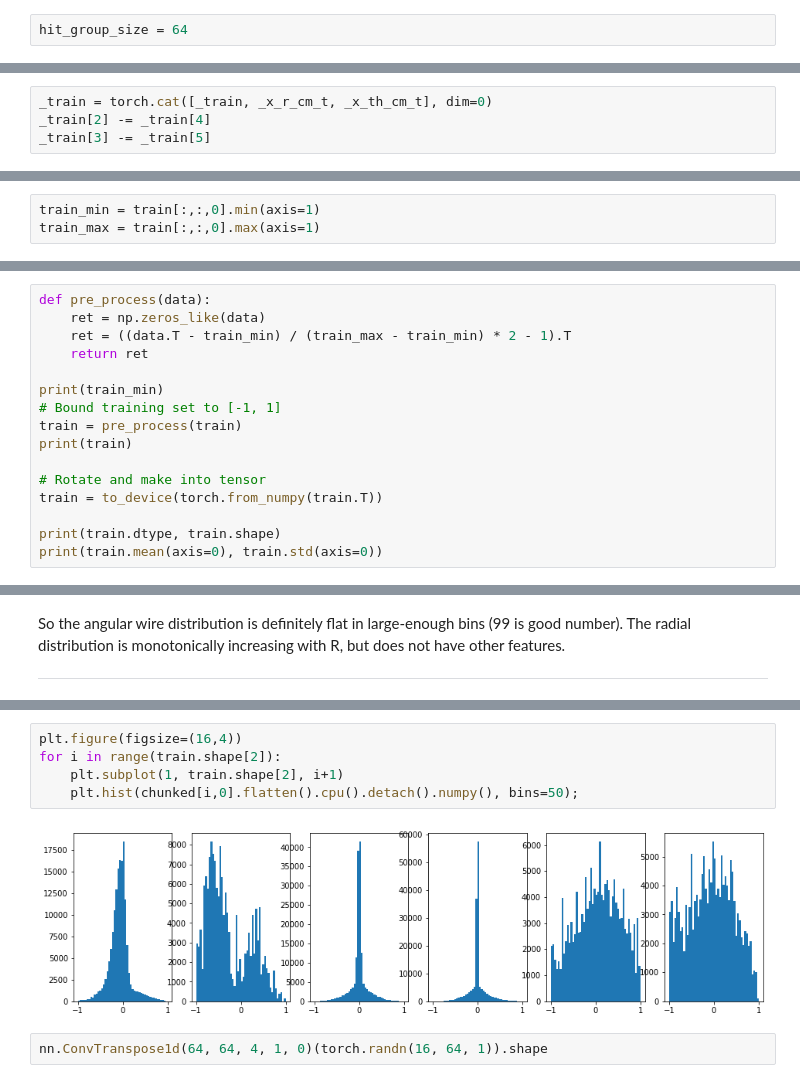
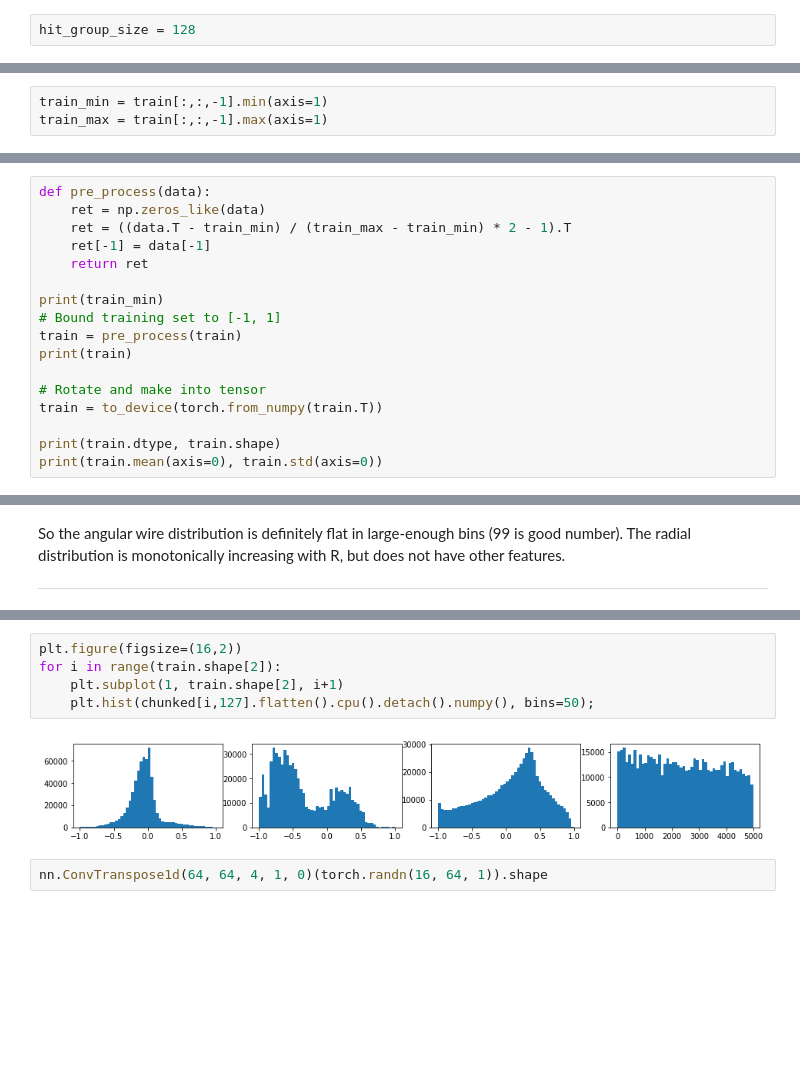
Before and after one commit to mdubouch/noise-gan, a Jupyter notebook: noise_info.ipynb, the cells around one changed output, grey strips where cells are left out. Cells and saved outputs as stored; diff of their text form; blank space fills up the shorter version.

```diff
--- a/noise_info.ipynb
+++ b/noise_info.ipynb
@@ -649,5 +279,5 @@ train = np.array([np.log10(edep), np.log10(t), x_r, x_th], dtype=np.float32)#, w
 # %%
-hit_group_size = 64
+hit_group_size = 128
 # %%
 _train = torch.from_numpy(train)
 _train.shape
@@ -688,4 +293,0 @@ plt.hist((_train[3] - _x_th_cm_t[0])[:,0], bins=50);
-# %%
-_train = torch.cat([_train, _x_r_cm_t, _x_th_cm_t], dim=0)
-_train[2] -= _train[4]
-_train[3] -= _train[5]
@@ -698,7 +296,7 @@ plt.hist(_train[3,:,0], bins=50);
 train = _train.numpy()
 # %%
-train_min = train[:,:,0].min(axis=1)
-train_max = train[:,:,0].max(axis=1)
+train_min = train[:,:,-1].min(axis=1)
+train_max = train[:,:,-1].max(axis=1)
 # %%
 train_min, train_max
 # %% [output]
@@ -710,6 +307,7 @@ train_min, train_max
 def pre_process(data):
     ret = np.zeros_like(data)
     ret = ((data.T - train_min) / (train_max - train_min) * 2 - 1).T
+    ret[-1] = data[-1]
     return ret
 
 print(train_min)
@@ -805,10 +406,10 @@ train.shape, chunked.shape
 # %%
-plt.figure(figsize=(16,4))
+plt.figure(figsize=(16,2))
 for i in range(train.shape[2]):
     plt.subplot(1, train.shape[2], i+1)
-    plt.hist(chunked[i,0].flatten().cpu().detach().numpy(), bins=50);
+    plt.hist(chunked[i,127].flatten().cpu().detach().numpy(), bins=50);
 # %% [output]
-[figure, old version]
+[figure, new version]
 # %%
 nn.ConvTranspose1d(64, 64, 4, 1, 0)(torch.randn(16, 64, 1)).shape
 # %% [output]
```
Also changed, not shown: parts of 150 cells of this notebook.
